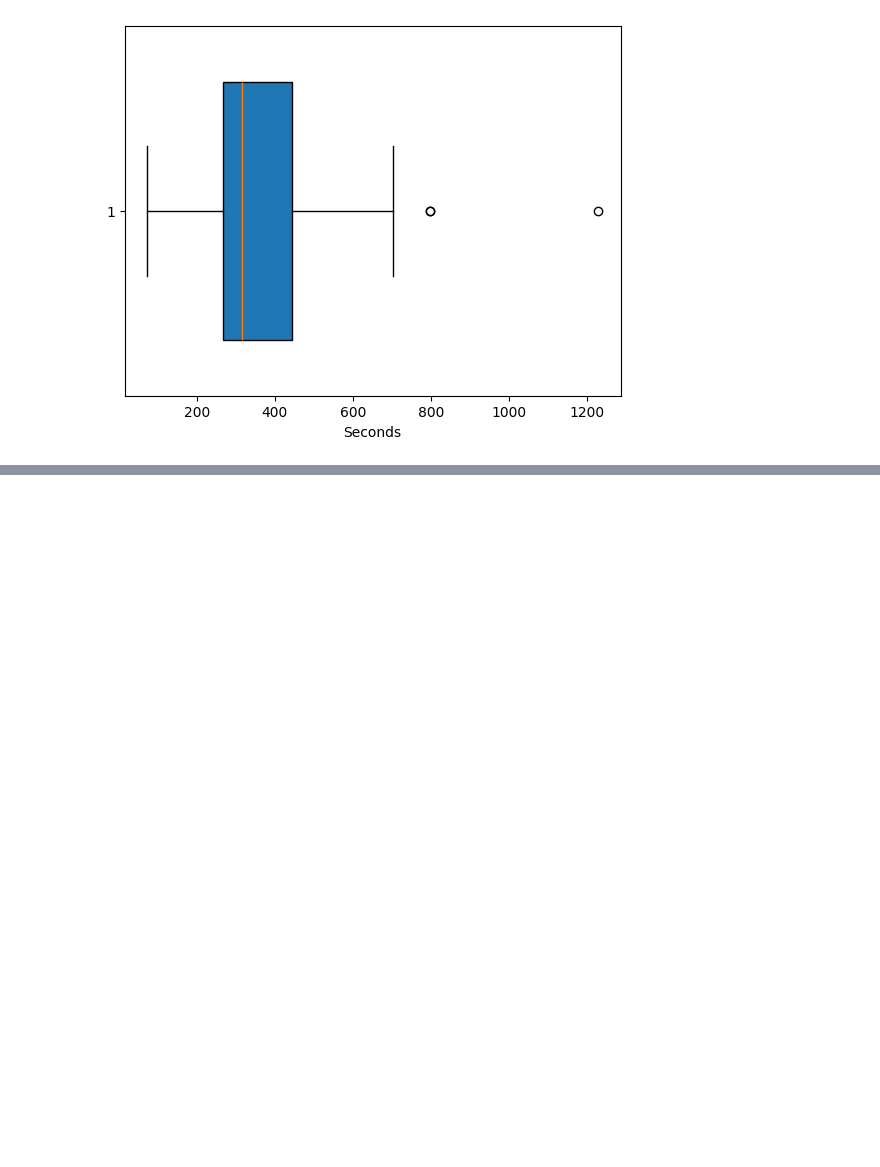
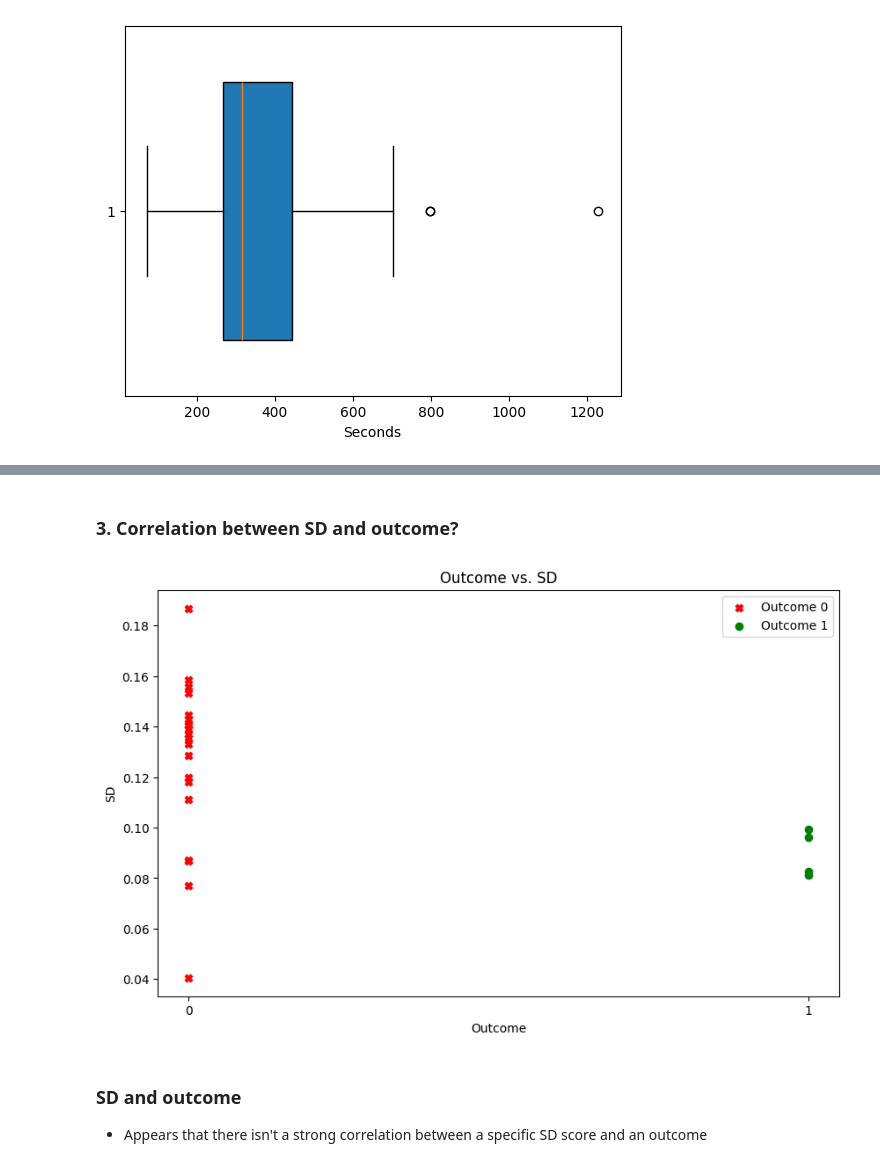
Before and after one commit to TaylorT52/eeg-analysis, a Jupyter notebook: processing.ipynb, the cells around one changed output, grey strips where cells are left out. Cells and saved outputs as stored; diff of their text form; code cells hidden in the pictures; blank space fills up the shorter version.

```diff
--- a/processing.ipynb
+++ b/processing.ipynb
@@ -200,0 +400,27 @@ def bandpass_filter(data, low_freq, high_freq, sfreq):
+# %% [markdown]
+### 3. Correlation between SD and outcome?
+# %%
+df_avg['sd'] = pd.to_numeric(df_avg['sd'], errors='coerce')
+df_avg = df_avg.dropna(subset=['sd'])
+df_avg['outcome'] = df_avg['outcome'].astype(int)
+
+plt.figure(figsize=(10, 6))
+
+unique_outcomes = df_avg['outcome'].unique()
+for outcome in unique_outcomes:
+    subset = df_avg[df_avg['outcome'] == outcome]
+    marker = 'X' if outcome == 0 else 'o'  # Use 'X' for outcome 0, 'o' for outcome 1
+    color = 'red' if outcome == 0 else 'green'  # 'red' for 'X's and 'green' for 'O's
+    plt.scatter(subset['outcome'], subset['sd'], marker=marker, color=color, label=f'Outcome {outcome}')
+
+plt.xticks([0, 1], ['0', '1'])
+plt.xlabel('Outcome')
+plt.ylabel('SD')
+plt.title('Outcome vs. SD')
+plt.legend()
+plt.show()
+# %% [output]
+[figure, added]
+# %% [markdown]
+### SD and outcome
+- Appears that there isn't a strong correlation between a specific SD score and an outcome
```
Also changed, not shown: parts of 20 cells of this notebook.
